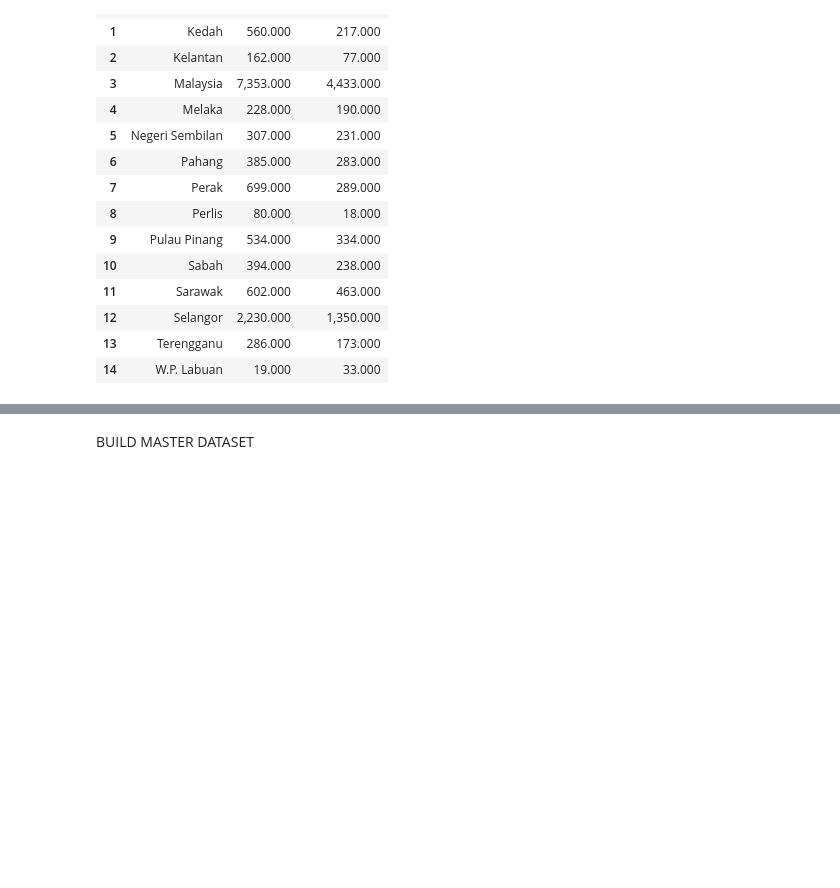
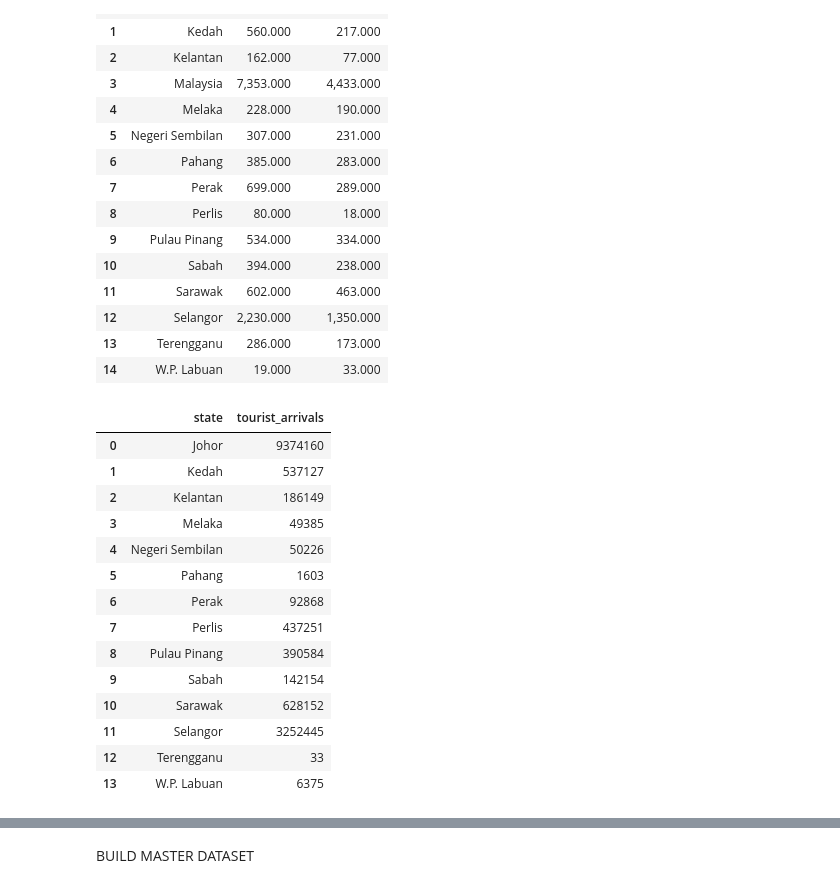
Before and after one commit to a212819-ukm/sustainable-tourism-readiness-in-malaysia, a Jupyter notebook: DATAVERSE_Datathon2026_Colab.ipynb, the cells around one changed output, grey strips where cells are left out. Saved outputs shown, nothing was run; the diff lists cells and outputs as text; code cells hidden in the pictures; blank space fills up the shorter version.

```diff
--- a/DATAVERSE_Datathon2026_Colab.ipynb
+++ b/DATAVERSE_Datathon2026_Colab.ipynb
@@ -768,3 +768,55 @@ water_pivot = water_pivot.rename(
         "nondomestic_water_consumption"
     }
 )
+# %%
+# ============================================================
+# TOURISM ARRIVALS BY STATE OF ENTRY
+# ============================================================
+
+arrivals = pd.read_parquet(
+    "https://storage.data.gov.my/demography/arrivals_soe.parquet"
+)
+
+arrivals["date"] = pd.to_datetime(
+    arrivals["date"],
+    errors="coerce"
+)
+
+arrivals_2022 = arrivals[
+    arrivals["date"].dt.year == 2022
+].copy()
+
+# Use the supplied total arrivals field once. Do not sum the male and female
+# columns because they are a breakdown of the same total.
+arrivals_2022 = (
+    arrivals_2022
+    .groupby("soe", as_index=False)["arrivals"]
+    .sum()
+    .rename(
+        columns={
+            "soe": "state",
+            "arrivals": "tourist_arrivals"
+        }
+    )
+)
+
+if arrivals_2022["state"].duplicated().any():
+    raise ValueError("Tourism arrivals must contain one aggregated row per state of entry.")
+
+display(arrivals_2022)
+# %% [output]
+|  | state | tourist_arrivals |
+| 0 | Johor | 9374160 |
+| 1 | Kedah | 537127 |
+| 2 | Kelantan | 186149 |
+| 3 | Melaka | 49385 |
+| 4 | Negeri Sembilan | 50226 |
+| 5 | Pahang | 1603 |
+| 6 | Perak | 92868 |
+| 7 | Perlis | 437251 |
+| 8 | Pulau Pinang | 390584 |
+| 9 | Sabah | 142154 |
+| 10 | Sarawak | 628152 |
+| 11 | Selangor | 3252445 |
+| 12 | Terengganu | 33 |
+| 13 | W.P. Labuan | 6375 |
```
Also changed, not shown: parts of 9 cells of this notebook.
